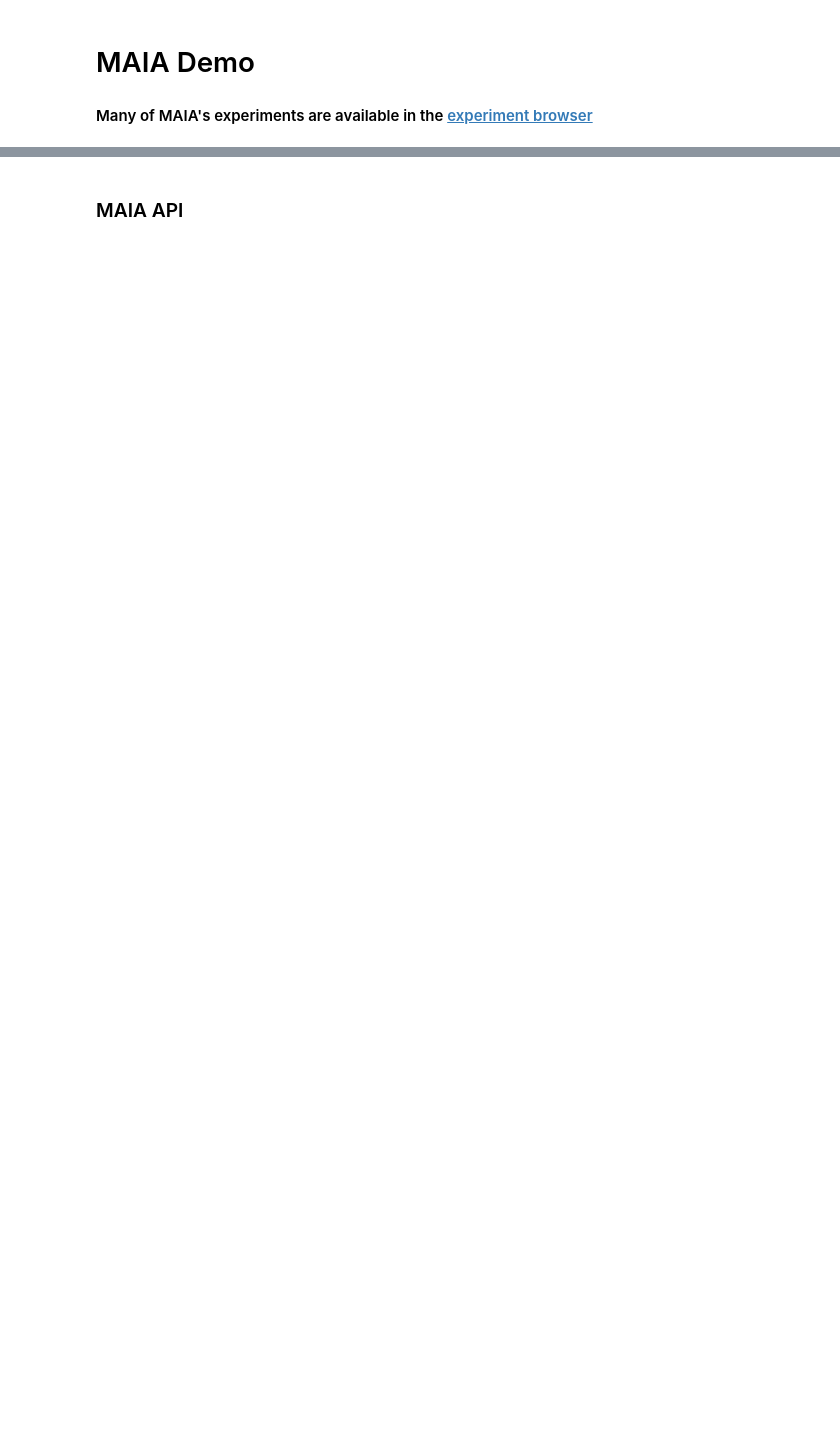
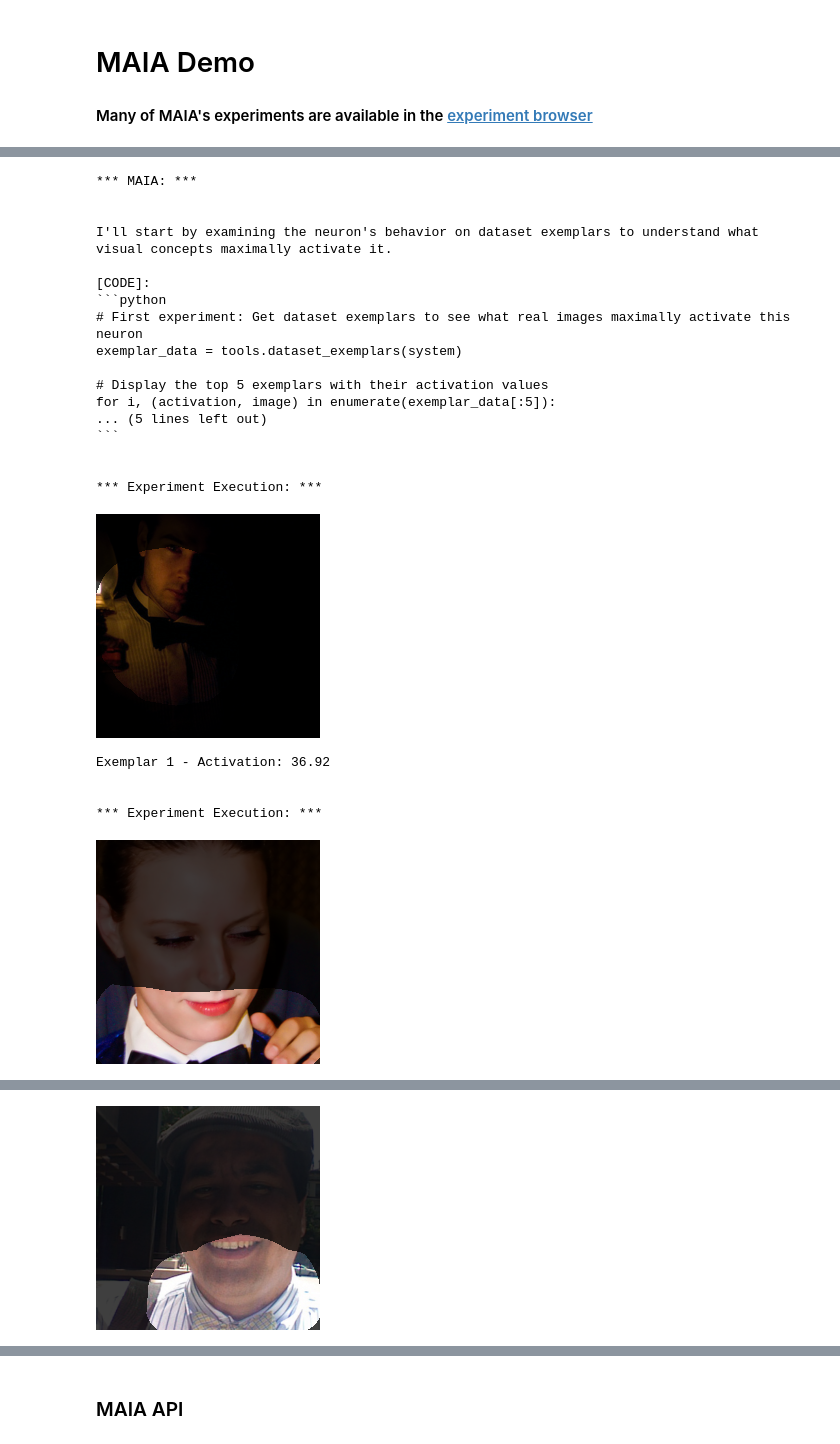
Before and after one commit to multimodal-interpretability/maia, a Jupyter notebook: demo.ipynb, the cells around one changed output, grey strips where cells are left out. Drawn from its saved outputs; the diff is of its cells as text; code cells hidden in the pictures; blank space fills up the shorter version.

````diff
--- a/demo.ipynb
+++ b/demo.ipynb
@@ -40,0 +52,12 @@ maia_api, user_query = return_Prompt(path2prompts, setting) # load system prompt
+# %%
+agent_name: str = 'claude' # for local you can try "local-google/gemini-3-27b-it"
+base_url: str = 'http://localhost:11434/v1' # Only for local agents
+task: str = 'neuron_description'
+model: str = 'resnet152' #  clip-RN50, dino_vits8, synthetic_neurons
+layer: str = 'layer4' # specify layer to explore
+unit: str = '122'  # unit from the specified layer to explore.
+mode: str = "manual"
+path2save: str = './results/'
+path2prompts: str = './prompts/open/' # Open source prompts (from OpenMAIA paper)
+path2exemplars: str = './exemplars' # path to net disect top 15 exemplars images
+device: str = "1"
@@ -40,0 +100,67 @@ maia_api, user_query = return_Prompt(path2prompts, setting) # load system prompt
+# %%
+# Start the experiment log with the system prompt (maia api) and the user prompt (the query)
+tools.update_experiment_log(role='system', type='text', type_content=maia_api)
+tools.update_experiment_log(role='user', type='text', type_content=user_query)
+ind = len(tools.experiment_log)
+
+# Create the Agent
+agent = create_agent(
+    model=agent_name,
+    max_attempts=5,
+    max_output_tokens=4096,
+    **({'base_url': base_url} if 'local' in agent_name else {}),
+)
+round_count = 0
+while True:
+    round_count += 1
+    # Ask MAIA to provide the next experiment to execute
+    maia_experiment = agent.ask(tools.experiment_log)
+    # Log MAIA's response
+    tools.update_experiment_log(role='maia', type='text', type_content=str(maia_experiment))
+    plot_results_notebook(tools.experiment_log[ind:])
+    ind = len(tools.experiment_log)
+    tools.generate_html(path2save)  # HTML log after each MAIA response
+
+    # If we exceed 15 rounds, we force MAIA to finish
+    if round_count > 15:
+        overload_instructions(tools, prompt_path=path2prompts)
+    # Check for stopping condition
+    if '[DESCRIPTION]' in maia_experiment:
+        break
+    try:
+        # Execute the experiment suggested by MAIA
+        output = experiment_env.execute_experiment(maia_experiment)
+        # Log the experiment output
+        if output:
+            tools.update_experiment_log(role='user', type='text', type_content=output)
+    except Exception as exec_e:
+        tools.update_experiment_log(role='user', type='text',
+            type_content=f'Error during experiment execution: {str(exec_e)}',
+        )
+
+# Save the final dialogue log as a JSON file
+save_dialogue(tools.experiment_log, path2save)
+# %% [output]
+*** MAIA: ***
+
+
+I'll start by examining the neuron's behavior on dataset exemplars to understand what visual concepts maximally activate it.
+
+[CODE]:
+```python
+# First experiment: Get dataset exemplars to see what real images maximally activate this neuron
+exemplar_data = tools.dataset_exemplars(system)
+
+# Display the top 5 exemplars with their activation values
+for i, (activation, image) in enumerate(exemplar_data[:5]):
+... (5 lines left out)
+```
+
+
+*** Experiment Execution: ***
+[figure, added]
+Exemplar 1 - Activation: 36.92
+
+
+*** Experiment Execution: ***
+[figure, added]
@@ -40,0 +171 @@ maia_api, user_query = return_Prompt(path2prompts, setting) # load system prompt
+[figure, added]
````
Also changed, not shown: parts of 17 cells of this notebook, 38 other files.
